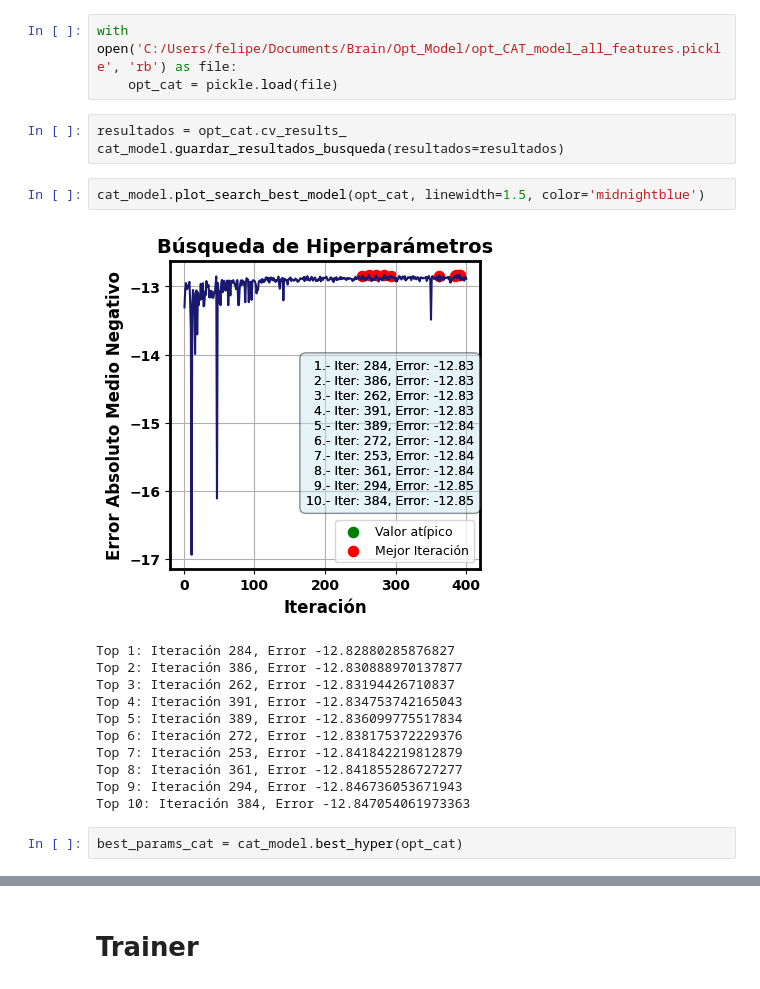
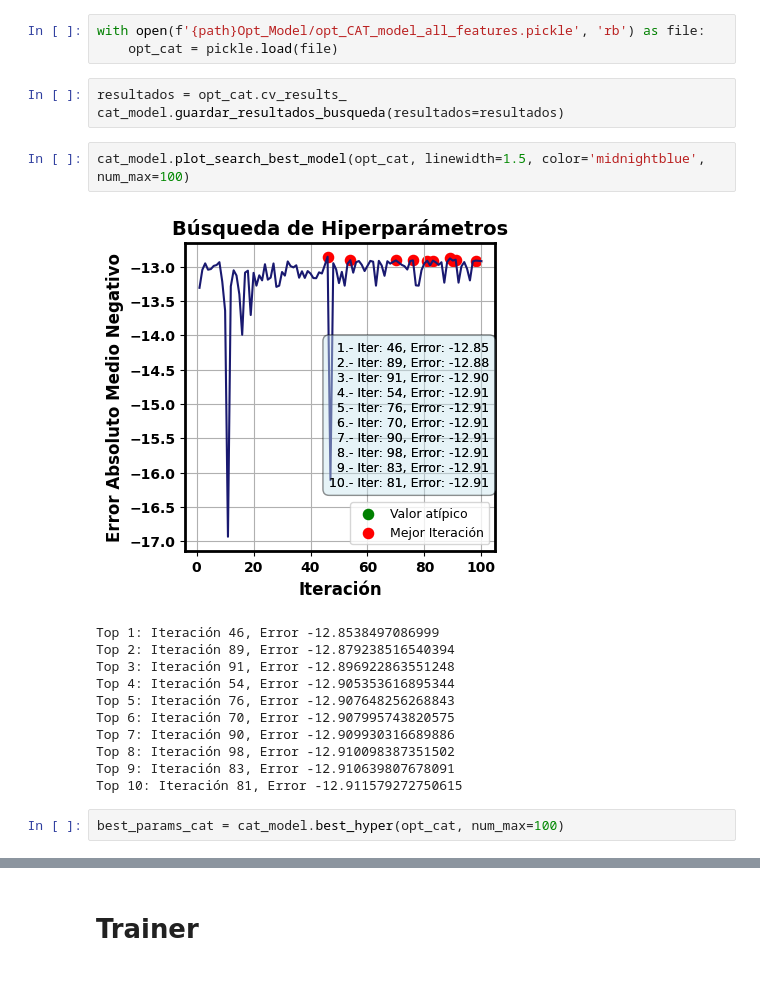
Before and after one commit to carrielfelipe/Brain_Age, a Jupyter notebook: CatBoost/CatBoost.ipynb, the cells around one changed output, grey strips where cells are left out. Drawn from its saved outputs; the diff is of its cells as text.

```diff
--- a/CatBoost/CatBoost.ipynb
+++ b/CatBoost/CatBoost.ipynb
@@ -56,27 +56,27 @@ opt_cat, best_params_cat = cat_model.SearchBestModel( n_iter_=400, early_stop=Tr
 #with open('C:/Users/felip/Documents/memoria_2/Brain_Age_/CatBoost/Modelos/opt_CAT_model_400iter.pickle', 'wb') as file:
 #        pickle.dump(opt_cat, file)
 # %%
-with open('C:/Users/felipe/Documents/Brain/Opt_Model/opt_CAT_model_all_features.pickle', 'rb') as file:
+with open(f'{path}Opt_Model/opt_CAT_model_all_features.pickle', 'rb') as file:
     opt_cat = pickle.load(file)
 # %%
 resultados = opt_cat.cv_results_
 cat_model.guardar_resultados_busqueda(resultados=resultados)
 # %%
-cat_model.plot_search_best_model(opt_cat, linewidth=1.5, color='midnightblue')
+cat_model.plot_search_best_model(opt_cat, linewidth=1.5, color='midnightblue', num_max=100)
 # %% [output]
-[figure, old version]
+[figure, new version]
-Top 1: Iteración 284, Error -12.82880285876827
-Top 2: Iteración 386, Error -12.830888970137877
-Top 3: Iteración 262, Error -12.83194426710837
-Top 4: Iteración 391, Error -12.834753742165043
-Top 5: Iteración 389, Error -12.836099775517834
-Top 6: Iteración 272, Error -12.838175372229376
-Top 7: Iteración 253, Error -12.841842219812879
-Top 8: Iteración 361, Error -12.841855286727277
-Top 9: Iteración 294, Error -12.846736053671943
-Top 10: Iteración 384, Error -12.847054061973363
+Top 1: Iteración 46, Error -12.8538497086999
+Top 2: Iteración 89, Error -12.879238516540394
+Top 3: Iteración 91, Error -12.896922863551248
+Top 4: Iteración 54, Error -12.905353616895344
+Top 5: Iteración 76, Error -12.907648256268843
+Top 6: Iteración 70, Error -12.907995743820575
+Top 7: Iteración 90, Error -12.909930316689886
+Top 8: Iteración 98, Error -12.910098387351502
+Top 9: Iteración 83, Error -12.910639807678091
+Top 10: Iteración 81, Error -12.911579272750615
 # %%
-best_params_cat = cat_model.best_hyper(opt_cat)
+best_params_cat = cat_model.best_hyper(opt_cat, num_max=100)
 # %%
 best_params_cat
 # %% [output]
```
Also changed, not shown: parts of 17 cells of this notebook, 18 other files.
